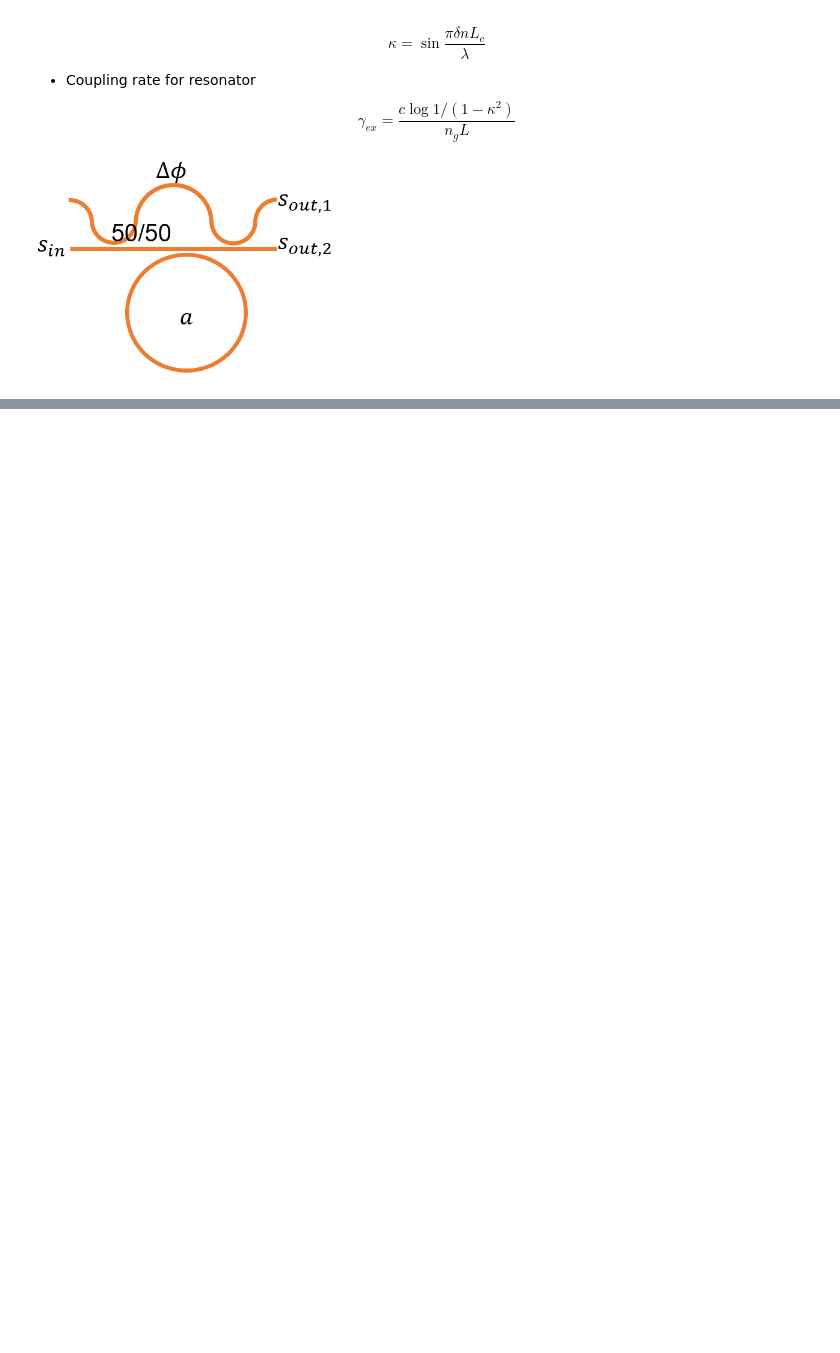
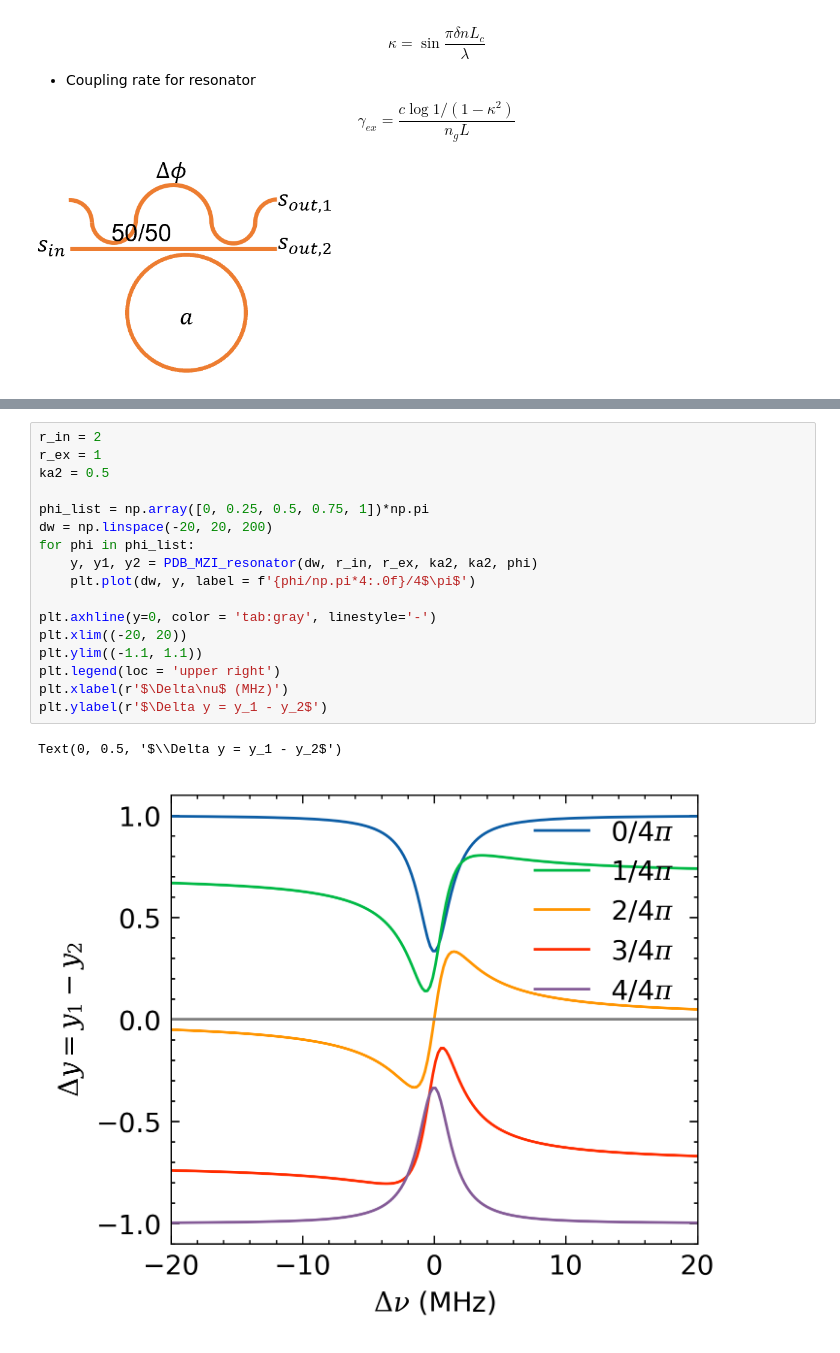
Before and after one commit to kaikai-liu/pyphotonicsims, a Jupyter notebook: notebook/3-coupled-resonator-simulation/MZI-resonator-PDH.ipynb, the cells around one changed output, grey strips where cells are left out. Cells and saved outputs as stored; diff of their text form; blank space fills up the shorter version.

```diff
--- a/notebook/3-coupled-resonator-simulation/MZI-resonator-PDH.ipynb
+++ b/notebook/3-coupled-resonator-simulation/MZI-resonator-PDH.ipynb
@@ -45,0 +70,20 @@ plt.legend(legs)
+# %%
+r_in = 2
+r_ex = 1
+ka2 = 0.5
+
+phi_list = np.array([0, 0.25, 0.5, 0.75, 1])*np.pi
+dw = np.linspace(-20, 20, 200)
+for phi in phi_list:
+    y, y1, y2 = PDB_MZI_resonator(dw, r_in, r_ex, ka2, ka2, phi)
+    plt.plot(dw, y, label = f'{phi/np.pi*4:.0f}/4$\pi$')
+
+plt.axhline(y=0, color = 'tab:gray', linestyle='-')
+plt.xlim((-20, 20))
+plt.ylim((-1.1, 1.1))
+plt.legend(loc = 'upper right')
+plt.xlabel(r'$\Delta\nu$ (MHz)')
+plt.ylabel(r'$\Delta y = y_1 - y_2$')
+# %% [output]
+Text(0, 0.5, '$\\Delta y = y_1 - y_2$')
+[figure, added]
```
Also changed, not shown: parts of 3 cells of this notebook, 11 other files.
